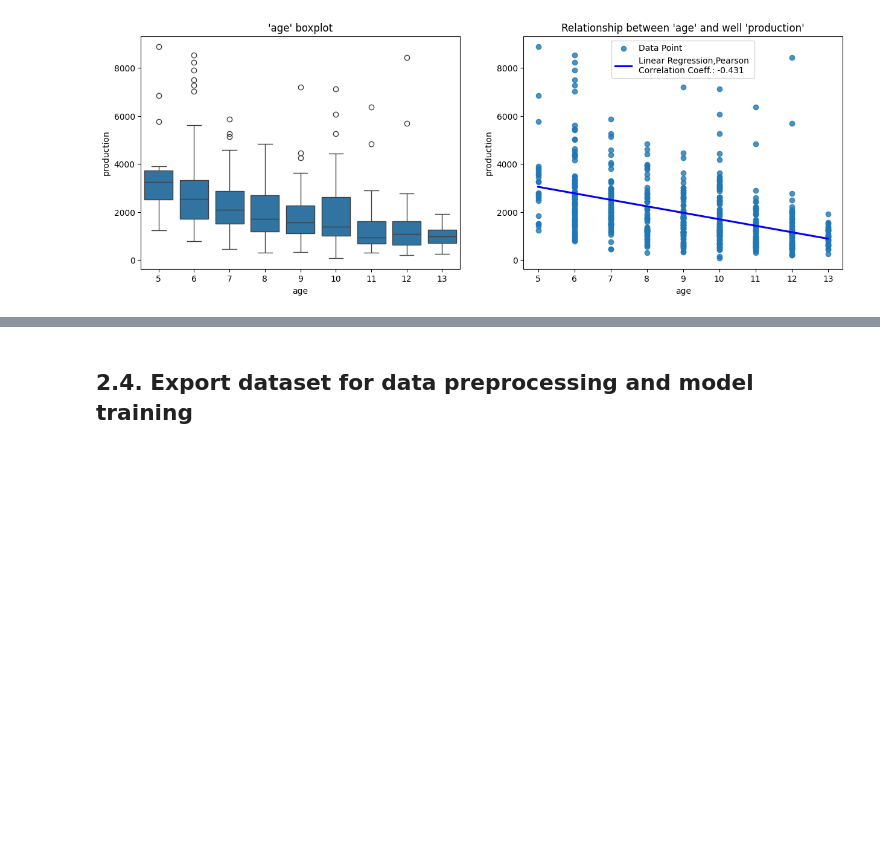
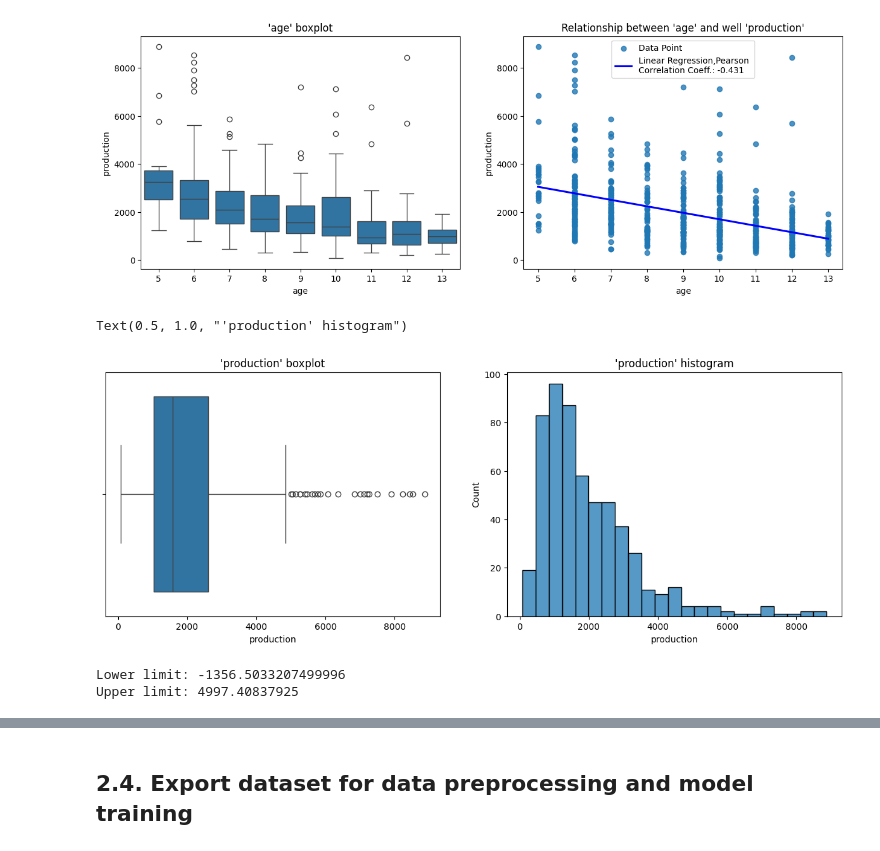
Before and after one commit to AlbertoMPalacioBastos/ML-model-for-production-prediction, a Jupyter notebook: 2-EDA-and-feature-engineering.ipynb, the cells around one changed output, grey strips where cells are left out. Cells and saved outputs as stored; diff of their text form; code cells hidden in the pictures; blank space fills up the shorter version.

```diff
--- a/2-EDA-and-feature-engineering.ipynb
+++ b/2-EDA-and-feature-engineering.ipynb
@@ -611,3 +611,26 @@ ax[1].set_title("Relationship between '"+ str(feature) + "' and well 'production
 # %% [output]
 Text(0.5, 1.0, "Relationship between 'age' and well 'production'")
 [figure]
+# %%
+feature = 'production'
+fig, ax = plt.subplots(1, 2, figsize = (15,5))
+
+sns.boxplot(data=df2, x=feature, ax=ax[0])
+ax[0].set_title("'"+str(feature)+"' boxplot")
+
+sns.histplot(data=df2, x=feature, ax=ax[1])
+ax[1].set_title("'"+str(feature)+"' histogram")
+# %% [output]
+Text(0.5, 1.0, "'production' histogram")
+[figure, added]
+# %%
+prod_25_percent = df2['production'].quantile(0.25)
+prod_75_percent = df2['production'].quantile(0.75)
+iqr = prod_75_percent - prod_25_percent
+upper_limit = prod_75_percent + 1.5 * iqr
+lower_limit = prod_25_percent - 1.5 * iqr
+print("Lower limit:", lower_limit)
+print("Upper limit:", upper_limit)
+# %% [output]
+Lower limit: -1356.5033207499996
+Upper limit: 4997.40837925
```
Also changed, not shown: parts of 6 cells of this notebook, 3 other files.
